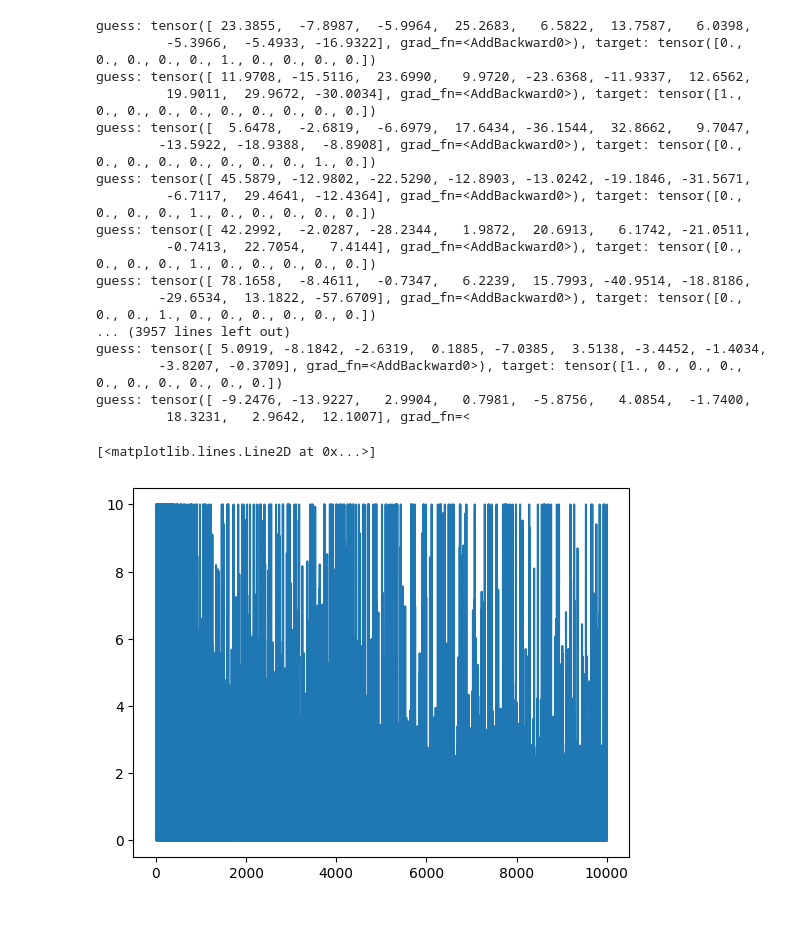
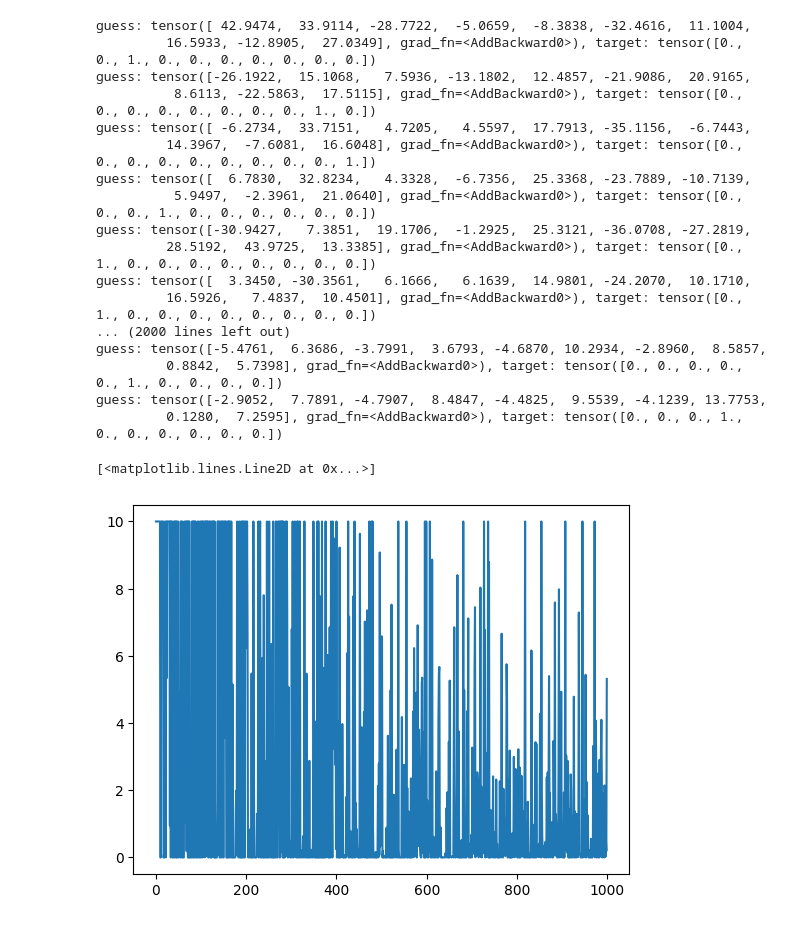
Before and after one commit to estevE11/neural, a Jupyter notebook: mnist/mnist.ipynb, the cells around one changed output. Drawn from its saved outputs; the diff is of its cells as text; code cells hidden in the pictures.

```diff
--- a/mnist/mnist.ipynb
+++ b/mnist/mnist.ipynb
@@ -27,55 +27,57 @@ class MnistNet(nn.Module):
         self.l1 = nn.Linear(28*28, 128)
         self.act1 = nn.ReLU()
         self.l2 = nn.Linear(128, 10)
+        self.act2 = nn.Softmax(dim=0)
 
     def forward(self, x):
         x = self.l1(x)
         x = self.act1(x)
         x = self.l2(x)
+        #x = self.act2(x)
         return x
 # %%
 import torch
 import math
 import random
 import matplotlib.pyplot as plt
 
 model = MnistNet()
 
 # train
 loss_function = nn.CrossEntropyLoss()
-optim = torch.optim.Adam(model.parameters(), lr=0.001)
+optim = torch.optim.Adam(model.parameters())
 loses = []
-for i in range(10000):
+for i in range(1000):
     samp = math.floor(random.random()*len(X_train))
     inpt = torch.tensor(X_train[samp].reshape((-1, 28*28)[0])).float()
     target_n = torch.tensor(Y_train[samp])
     target = nn.functional.one_hot(target_n.long(), 10).float()
     optim.zero_grad()
     guess = model(inpt)
     print(f"guess: {guess}, target: {target}")
     loss = loss_function(guess, target)
     loss.backward()
     optim.step()
     loses.append(min(loss.item(), 10))
 plt.plot(loses)
 # %% [output]
-guess: tensor([ 23.3855,  -7.8987,  -5.9964,  25.2683,   6.5822,  13.7587,   6.0398,
-         -5.3966,  -5.4933, -16.9322], grad_fn=<AddBackward0>), target: tensor([0., 0., 0., 0., 0., 1., 0., 0., 0., 0.])
-guess: tensor([ 11.9708, -15.5116,  23.6990,   9.9720, -23.6368, -11.9337,  12.6562,
-         19.9011,  29.9672, -30.0034], grad_fn=<AddBackward0>), target: tensor([1., 0., 0., 0., 0., 0., 0., 0., 0., 0.])
-guess: tensor([  5.6478,  -2.6819,  -6.6979,  17.6434, -36.1544,  32.8662,   9.7047,
-        -13.5922, -18.9388,  -8.8908], grad_fn=<AddBackward0>), target: tensor([0., 0., 0., 0., 0., 0., 0., 0., 1., 0.])
-guess: tensor([ 45.5879, -12.9802, -22.5290, -12.8903, -13.0242, -19.1846, -31.5671,
-         -6.7117,  29.4641, -12.4364], grad_fn=<AddBackward0>), target: tensor([0., 0., 0., 0., 1., 0., 0., 0., 0., 0.])
-guess: tensor([ 42.2992,  -2.0287, -28.2344,   1.9872,  20.6913,   6.1742, -21.0511,
-         -0.7413,  22.7054,   7.4144], grad_fn=<AddBackward0>), target: tensor([0., 0., 0., 0., 1., 0., 0., 0., 0., 0.])
-guess: tensor([ 78.1658,  -8.4611,  -0.7347,   6.2239,  15.7993, -40.9514, -18.8186,
-        -29.6534,  13.1822, -57.6709], grad_fn=<AddBackward0>), target: tensor([0., 0., 0., 1., 0., 0., 0., 0., 0., 0.])
-... (3957 lines left out)
-guess: tensor([ 5.0919, -8.1842, -2.6319,  0.1885, -7.0385,  3.5138, -3.4452, -1.4034,
-        -3.8207, -0.3709], grad_fn=<AddBackward0>), target: tensor([1., 0., 0., 0., 0., 0., 0., 0., 0., 0.])
-guess: tensor([ -9.2476, -13.9227,   2.9904,   0.7981,  -5.8756,   4.0854,  -1.7400,
-         18.3231,   2.9642,  12.1007], grad_fn=<
+guess: tensor([ 42.9474,  33.9114, -28.7722,  -5.0659,  -8.3838, -32.4616,  11.1004,
+         16.5933, -12.8905,  27.0349], grad_fn=<AddBackward0>), target: tensor([0., 0., 1., 0., 0., 0., 0., 0., 0., 0.])
+guess: tensor([-26.1922,  15.1068,   7.5936, -13.1802,  12.4857, -21.9086,  20.9165,
+          8.6113, -22.5863,  17.5115], grad_fn=<AddBackward0>), target: tensor([0., 0., 0., 0., 0., 0., 0., 0., 1., 0.])
+guess: tensor([ -6.2734,  33.7151,   4.7205,   4.5597,  17.7913, -35.1156,  -6.7443,
+         14.3967,  -7.6081,  16.6048], grad_fn=<AddBackward0>), target: tensor([0., 0., 0., 0., 0., 0., 0., 0., 0., 1.])
+guess: tensor([  6.7830,  32.8234,   4.3328,  -6.7356,  25.3368, -23.7889, -10.7139,
+          5.9497,  -2.3961,  21.0640], grad_fn=<AddBackward0>), target: tensor([0., 0., 0., 1., 0., 0., 0., 0., 0., 0.])
+guess: tensor([-30.9427,   7.3851,  19.1706,  -1.2925,  25.3121, -36.0708, -27.2819,
+         28.5192,  43.9725,  13.3385], grad_fn=<AddBackward0>), target: tensor([0., 1., 0., 0., 0., 0., 0., 0., 0., 0.])
+guess: tensor([  3.3450, -30.3561,   6.1666,   6.1639,  14.9801, -24.2070,  10.1710,
+         16.5926,   7.4837,  10.4501], grad_fn=<AddBackward0>), target: tensor([0., 1., 0., 0., 0., 0., 0., 0., 0., 0.])
+... (2000 lines left out)
+guess: tensor([-5.4761,  6.3686, -3.7991,  3.6793, -4.6870, 10.2934, -2.8960,  8.5857,
+         0.8842,  5.7398], grad_fn=<AddBackward0>), target: tensor([0., 0., 0., 0., 0., 1., 0., 0., 0., 0.])
+guess: tensor([-2.9052,  7.7891, -4.7907,  8.4847, -4.4825,  9.5539, -4.1239, 13.7753,
+         0.1280,  7.2595], grad_fn=<AddBackward0>), target: tensor([0., 0., 0., 1., 0., 0., 0., 0., 0., 0.])
 [<matplotlib.lines.Line2D at 0x...>]
-[figure, old version]
+[figure, new version]
 # %%
```
Also changed, not shown: parts of 1 cell of this notebook.
